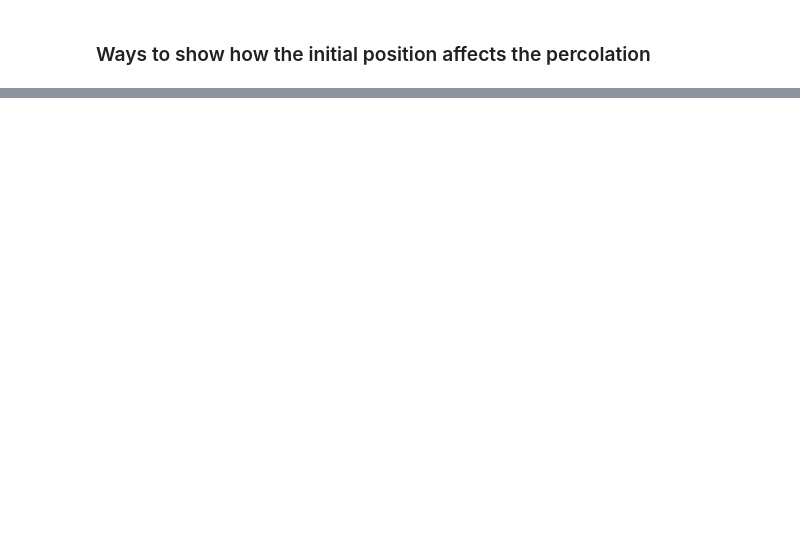
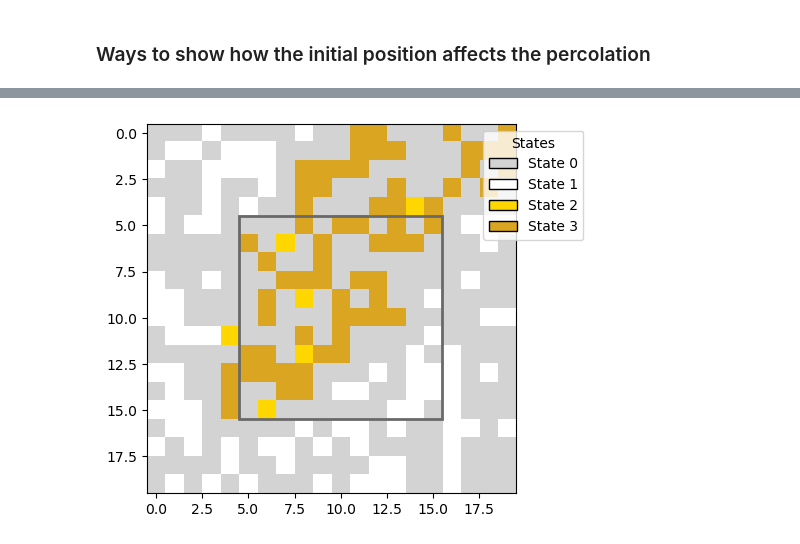
Before and after one commit to elenaliar/CSS_Rumours, a Jupyter notebook: code/check_initial_position.ipynb, the cells around one changed output, grey strips where cells are left out. Saved outputs shown, nothing was run; the diff lists cells and outputs as text; code cells hidden in the pictures; blank space fills up the shorter version.

Commit message:
Returning check_init_position to the old version

```diff
--- a/code/check_initial_position.ipynb
+++ b/code/check_initial_position.ipynb
@@ -10,74 +10,36 @@ from matplotlib import pyplot as plt
 size = 20
 spread_threshold = [0.1, 0.2, 0.3]
 densities = [0.4, 0.5, 0.6]
-num_simulations = 20
-steps = 25
+num_simulations = 500
+steps = 100
 
 #put initial spreader in center
-"""flag_center = 1
+flag_center = 0
+count_percolation_center = 0
+count_percolation_edge = 0
 for spread in spread_threshold:
     for density in densities:
-        print(f"Running simulation for density {density} and spread {spread} and flag_center {flag_center}")
-        g = Grid(size, density, spread)
-        g.initialize_board(flag_center)
-        grids = run_simulation(g, steps)
+        #initial spreader in center
+
+        print(f"Running simulation for density {density} and spread {spread} and initial spreader in center")
+        g_c = Grid(size, density, spread)
+        g_c.initialize_board()
+        grids = run_simulation(g_c, steps)
         show_lecture_hall_over_time(grids)
-        if g.check_percolation():
-            print("Percolation occured")
+        if g_c.check_percolation():
+            count_percolation_center += 1
         plt.show()
 
-#put initial spreader outside of the center
-flag_center = 0
-for spread in spread_threshold:
-    for density in densities:
-        print(f"Running simulation for density {density} and spread {spread} and flag_center {flag_center}")
-        g = Grid(size, density, spread)
-        g.initialize_board(flag_center)
-        grids = run_simulation(g, steps)
+        #initial spreader outside of center
+        print(f"Running simulation for density {density} and spread {spread} and initial spreader outside of center")
+        g_e = Grid(size, density, spread)
+        g_e.initialize_board(flag_center)
+        grids = run_simulation(g_e, steps)
         show_lecture_hall_over_time(grids)
-        if g.check_percolation():
-            print("Percolation occured")
+        if g_e.check_percolation():
+            count_percolation_edge += 1
         plt.show()
 
-"""
-# #center initial
-# flag_center = 1
-# for spread in spread_threshold:
-#     for density in densities:
-#         print(f"Running simulation for density {density} and spread {spread} and flag_center {flag_center}")
-#         plot_time_status(size, density, spread, steps, num_simulations, flag_center)
-
-# #outside initial
-# flag_center = 0
-# for spread in spread_threshold:
-#     for density in densities:
-#         print(f"Running simulation for density {density} and spread {spread} and flag_center {flag_center}")
-#         plot_time_status(size, density, spread, steps, num_simulations, flag_center)
-
-x_limits = (0, steps)
-y_limits = (0, 250)
-
-#center initial
-fig, axs = plt.subplots(3, 3, figsize=(18, 18))
-fig.suptitle("Status Counts Over Time", fontsize=22)
-flag_center = 1
-index = 0
-for i, density in enumerate(densities):
-    for j, spread in enumerate(spread_threshold):
-        ax = axs[i, j]
-        print(f"Running simulation for density {density}, spread {spread}, flag_center {flag_center}")
-        plot_time_status(ax, size, density, spread, steps, num_simulations, flag_center, x_limits, y_limits)
-        index += 1
-
-#outside initial
-fig, axs = plt.subplots(3, 3, figsize=(18, 18))
-fig.suptitle("Status Counts Over Time", fontsize=22)
-flag_center = 0
-index = 0
-for i, density in enumerate(densities):
-    for j, spread in enumerate(spread_threshold):
-        ax = axs[i, j]
-        print(f"Running simulation for density {density}, spread {spread}, flag_center {flag_center}")
-        plot_time_status(ax, size, density, spread, steps, num_simulations, flag_center, x_limits, y_limits)
-        index += 1
+print(f"Percolation rate for center: {count_percolation_center/(len(spread_threshold)*len(densities))}")
+print(f"Percolation rate for edge: {count_percolation_edge/(len(spread_threshold)*len(densities))}")
 # %% [output]
@@ -84,0 +47 @@ Running simulation for density 0.4, spread 0.1, flag_center 1
+[figure, new version]
```
Also changed, not shown: parts of 1 cell of this notebook.
